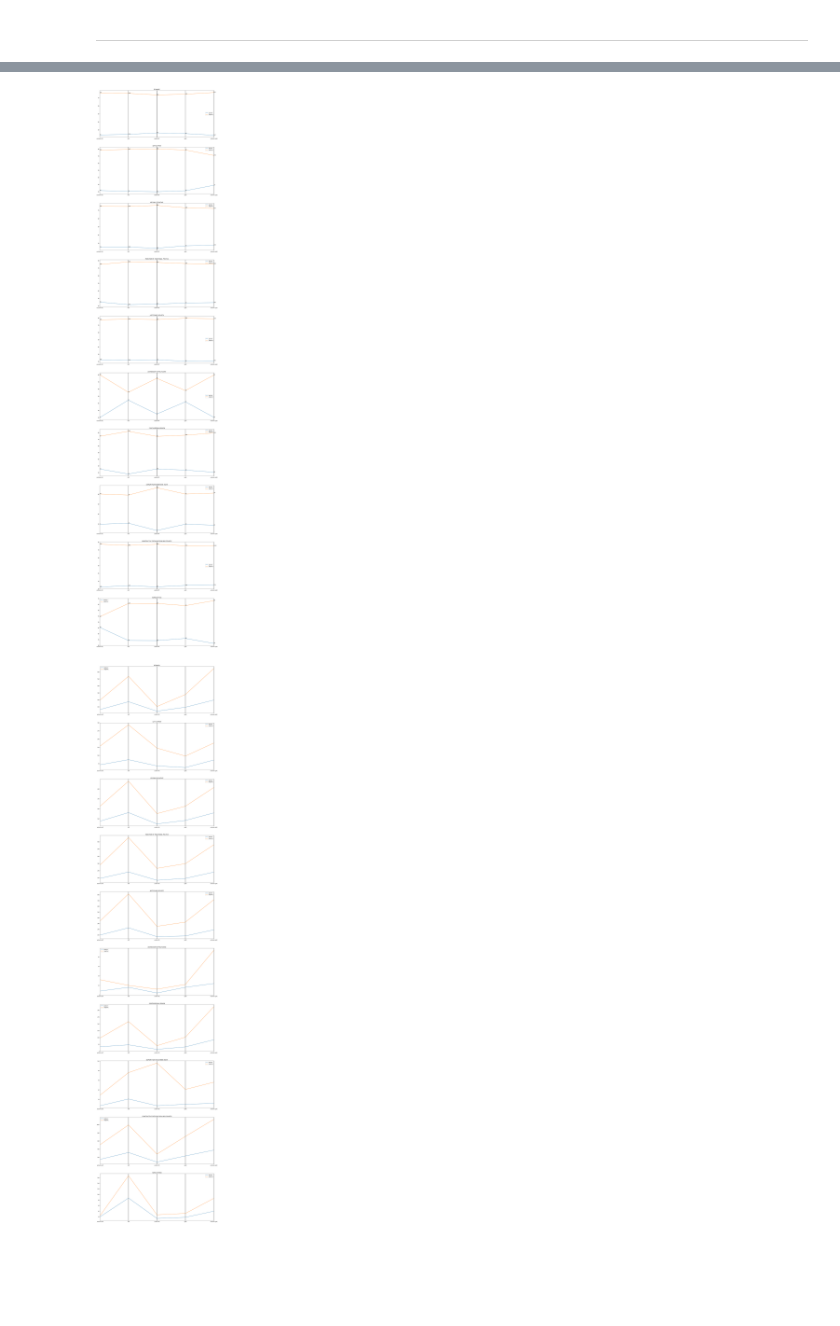
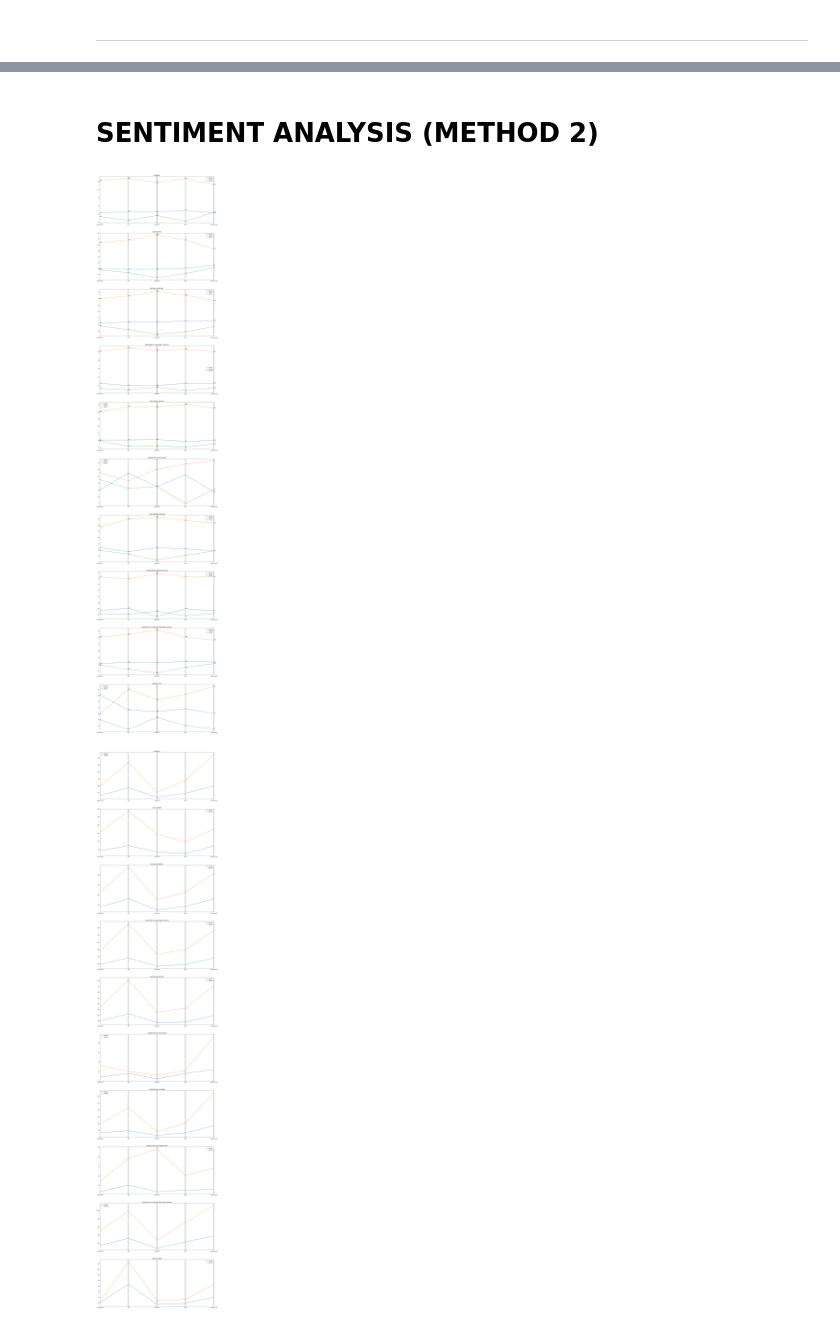
Before and after one commit to stefanoleggio/colombian-politics-analysis, a Jupyter notebook: networks/sentiment-topic/notebook.ipynb, the cells around one changed output, grey strips where cells are left out. Saved outputs shown, nothing was run; the diff lists cells and outputs as text; code cells hidden in the pictures; blank space fills up the shorter version.

Commit message:
sentiment

```diff
--- a/networks/sentiment-topic/notebook.ipynb
+++ b/networks/sentiment-topic/notebook.ipynb
@@ -217,3 +215,5 @@ for idx,tp_label in enumerate(modularity_sentiment):
+# %% [markdown]
+# SENTIMENT ANALYSIS (METHOD 2)
 # %%
 data = pd.read_csv('users.csv')
 data = data.drop('Label',1)
@@ -224,6 +224,7 @@ sentiment = pd.read_csv('new_sent.csv')
 sentiment = sentiment.drop('Unnamed: 0',1)
 sentiment = sentiment.replace(to_replace = 'LABEL_0', value = 0)
 sentiment = sentiment.replace(to_replace = 'LABEL_1', value = 1)
+sentiment.loc[sentiment.score < 0.75, 'sentiment'] = 2
 # %%
 thr = '0.2'
 
@@ -282,40 +283,40 @@ for tp_id,tp_label in zip(topic['id'],topic['label']):
 fig, ax = plt.subplots(len(modularity_sentiment), figsize =(20,100))
 for idx,tp_label in enumerate(modularity_sentiment):
     topic_sentiments = modularity_sentiment[tp_label]
     positive = topic_sentiments[topic_sentiments['sentiment'] == 1].groupby('modularity_class').count()['sentiment']
     negative = topic_sentiments[topic_sentiments['sentiment'] == 0].groupby('modularity_class').count()['sentiment']
-    #neutral = topic_sentiments[topic_sentiments['sentiment'] == 2].groupby('modularity_class').count()['sentiment']
+    neutral = topic_sentiments[topic_sentiments['sentiment'] == 2].groupby('modularity_class').count()['sentiment']
 
     orig_positive = check_zero_values(positive)
     orig_negative = check_zero_values(negative)
-    #orig_neutral = check_zero_values(neutral)
+    orig_neutral = check_zero_values(neutral)
 
     per_positive = orig_positive.copy(deep = True)
     per_negative = orig_negative.copy(deep = True)
-    #per_neutral = orig_neutral.copy(deep = True)
+    per_neutral = orig_neutral.copy(deep = True)
     percentageVersion(per_positive,per_negative,per_neutral)
 
     ax[idx].set_title(tp_label)
     ax[idx].plot(tuple(classes.keys()),per_positive[order], label = 'positive')
     ax[idx].plot(tuple(classes.keys()),per_negative[order], label = 'negative')
-    #ax[idx].plot(tuple(classes.keys()),per_neutral[order], label = 'neutral')
+    ax[idx].plot(tuple(classes.keys()),per_neutral[order], label = 'neutral')
 
     for l in classes.keys():
         ax[idx].axvline(l, color ='k')
 
     x = 0
-    for a,b in zip(orig_positive[order],orig_negative[order]):
+    for a,b,c in zip(orig_positive[order],orig_negative[order],orig_neutral[order]):
         ax[idx].text(x,per_positive[order].iloc[x],a)
         ax[idx].text(x,per_negative[order].iloc[x],b)
-        #ax[idx].text(x,per_neutral[order].iloc[x],c)
+        ax[idx].text(x,per_neutral[order].iloc[x],c)
         x += 1
 
     ax[idx].set_xticks(tuple(classes.keys()))
     ax[idx].set_xticklabels(pd.Series(classes.values())[order])
     ax[idx].set_xlim(0,4)
     ax[idx].legend()
 # %% [output]
-[figure, old version]
+[figure, new version]
 # %%
 fig, ax = plt.subplots(len(modularity_sentiment), figsize =(20,100))
 for idx,tp_label in enumerate(modularity_sentiment):
```
Also changed, not shown: parts of 1 cell of this notebook, 10 other files.
